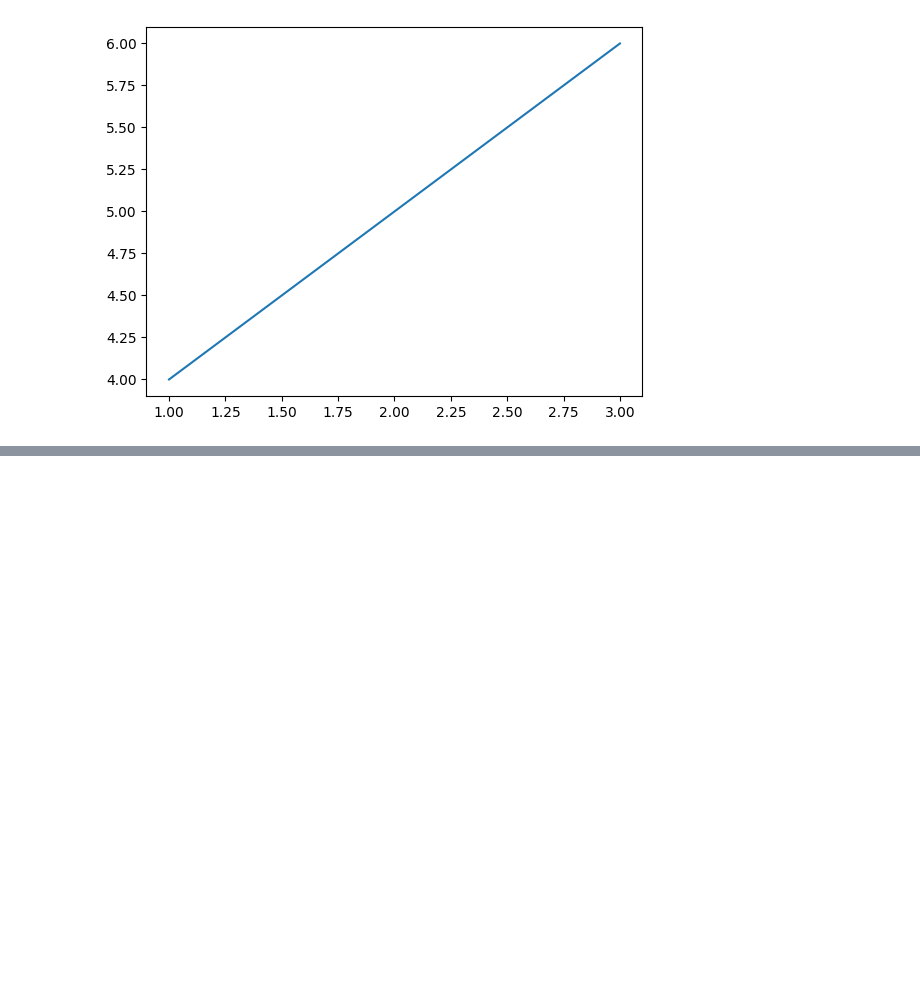
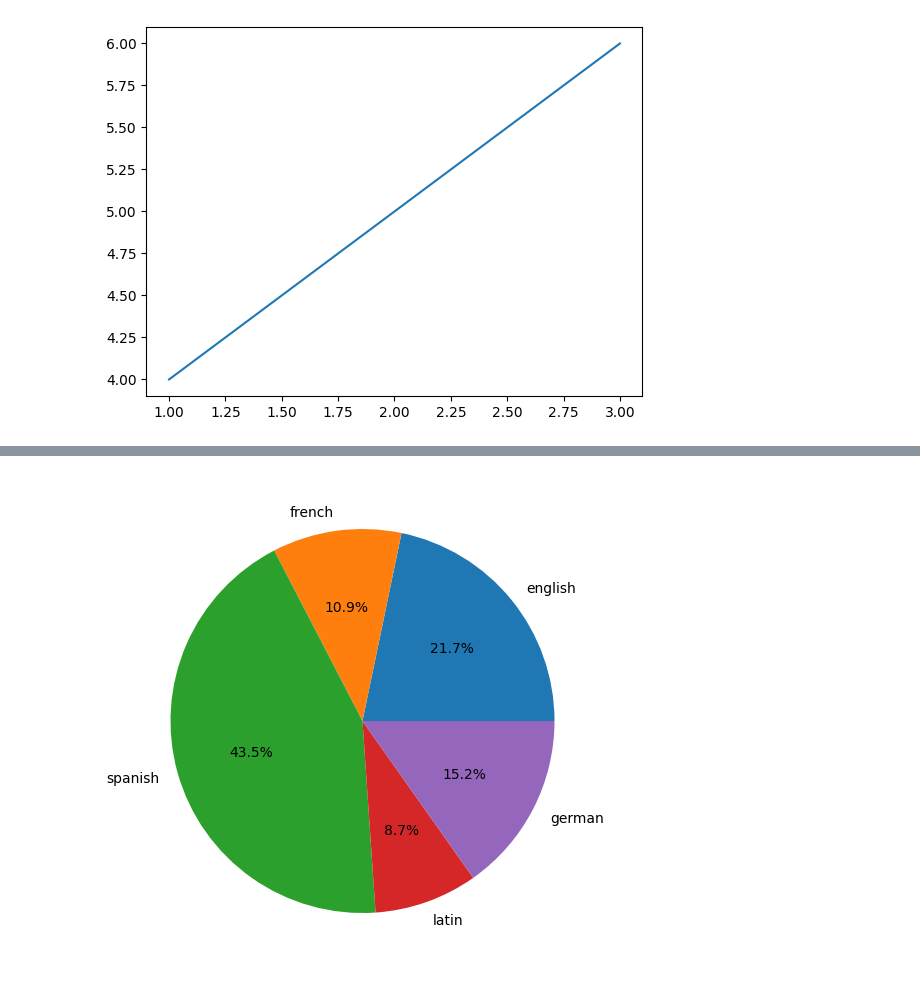
Before and after one commit to sushilsahoo06/Pytorch, a Jupyter notebook: Matplotib.ipynb, the cells around one changed output, grey strips where cells are left out. Cells and saved outputs as stored; diff of their text form; code cells hidden in the pictures; blank space fills up the shorter version.

```diff
--- a/Matplotib.ipynb
+++ b/Matplotib.ipynb
@@ -167,3 +169,12 @@ plt.show()
 # %%
 import matplotlib
 print(matplotlib.__version__)
+# %%
+fig_2=plt.figure()
+ax=fig_2.add_axes([0,0,1,1])
+langs=['english','french','spanish','latin','german']
+students=[100,50,200,40,70]
+ax.pie(students,labels=langs,autopct='%1.1f%%')
+plt.show()
+# %% [output]
+[figure, added]
```
Also changed, not shown: parts of 9 cells of this notebook.
